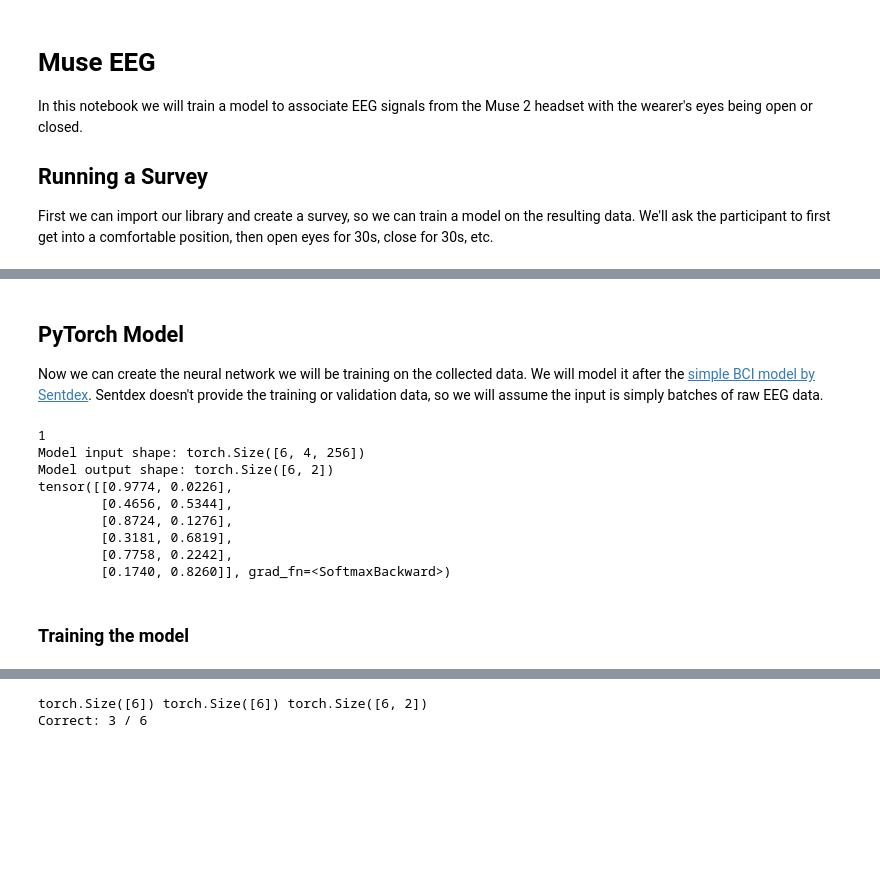
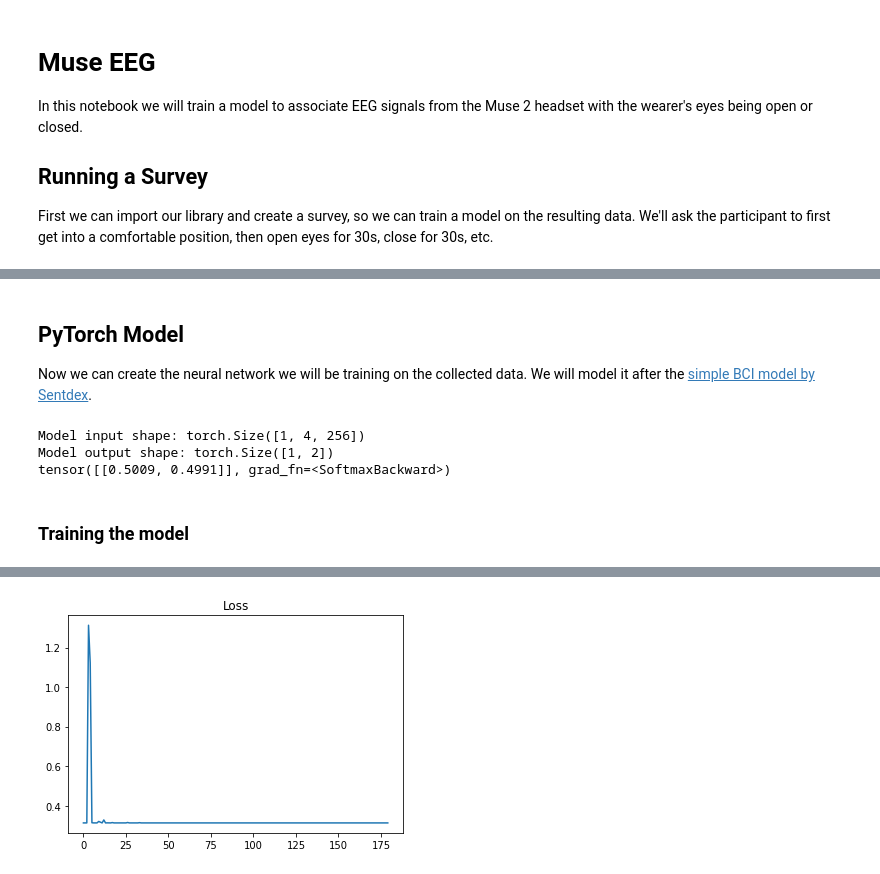
Before and after one commit to jaredloomis/neurothink, a Jupyter notebook: EEG/Muse-EEG-2.ipynb, the cells around one changed output, grey strips where cells are left out. Cells and saved outputs as stored; diff of their text form; code cells hidden in the pictures; blank space fills up the shorter version.

Commit message:
Improve model performance

```diff
--- a/EEG/Muse-EEG-2.ipynb
+++ b/EEG/Muse-EEG-2.ipynb
@@ -207,7 +161,7 @@ Training data shape (features, labels): ((11904, 4), (11904, 2))
 # %% [markdown]
 ## PyTorch Model
 
-Now we can create the neural network we will be training on the collected data. We will model it after the [simple BCI model by Sentdex](https://github.com/Sentdex/NNfSiX). Sentdex doesn't provide the training or validation data, so we will assume the input is simply batches of raw EEG data.
+Now we can create the neural network we will be training on the collected data. We will model it after the [simple BCI model by Sentdex](https://github.com/Sentdex/BCI).
 # %%
 import torch
 import torch.nn as nn
@@ -242,16 +196,17 @@ net = nn.Sequential(
     # XXX: The first number needs to be updated each time the input shapes change. We could instead
     #      Create a class-based Module, and do a single pass through the conv portion of the network
     #      in order to determine the actual size.
-    #      (This technique is shown in https://www.youtube.com/watch?v=1gQR24B3ISE&list=PLQVvvaa0QuDdeMyHEYc0gxFpYwHY2Qfdh&index=7)
-    nn.Linear(3968, 512),
-    #nn.ReLU(),
+    #      (This technique is shown in https://www.youtube.com/watch?v=1gQR24B3ISE&list=PLQVvvaa0QuDdeMyHEYc0gxFpYwHY2Qfdh&index=7).
+    #      For now, we can update this value as needed by commenting out all layers after Flatten(), then running the code
+    #      below and inspecting the output shape. The x[1] value should be the first arg in the following line.
+    nn.Linear(3968, 512), # ~= nn.LazyLinear(512)
+    nn.ReLU(),
 
     # ?
     nn.Linear(512, n_outputs),
     nn.Softmax()
 )
 
-print(len(train_dataloader))
 for i, data in enumerate(train_dataloader, 0):
     features, labels = data
     print("Model input shape:", features.shape)
@@ -260,27 +215,22 @@ for i, data in enumerate(train_dataloader, 0):
     print(out)
     break
 # %% [output]
-1
-Model input shape: torch.Size([6, 4, 256])
-Model output shape: torch.Size([6, 2])
-tensor([[0.9774, 0.0226],
-        [0.4656, 0.5344],
-        [0.8724, 0.1276],
-        [0.3181, 0.6819],
-        [0.7758, 0.2242],
-        [0.1740, 0.8260]], grad_fn=<SoftmaxBackward>)
+Model input shape: torch.Size([1, 4, 256])
+Model output shape: torch.Size([1, 2])
+tensor([[0.5009, 0.4991]], grad_fn=<SoftmaxBackward>)
-# %% [markdown]
-### Training the model
+# %% [markdown]
+### Training the model
 # %%
 from torch.utils.data import DataLoader
 import torch.optim as optim
 
 # Define criterion and optimizer
 criterion = nn.CrossEntropyLoss()
-optimizer = optim.Adam(net.parameters(), lr=0.01)
+optimizer = optim.Adam(net.parameters(), lr=0.001)
 
 # Train for n epochs
-n = 20
+n = 30
+loss_history = []
 net.train()
 for epoch in range(n):
     for i, data in enumerate(train_dataloader, 0):
@@ -288,12 +238,14 @@ for epoch in range(n):
 
         # Zero gradients
         optimizer.zero_grad()
+        #net.zero_grad()
 
         # Forward
         predictions = net(features.float())
 
         # Compute loss
         loss = criterion(predictions, labels.long())
+        loss_history.append(loss.item())
 
         # Backward
         loss.backward()
@@ -301,8 +253,11 @@ for epoch in range(n):
         # Optimize
         optimizer.step()
 
-        # Print loss
-        print(f"loss: {loss.item()}")
+loss_history = np.array(loss_history)
+print("Final Loss:", loss_history[-1])
 
-print('Finished Training')
+%matplotlib inline
+plt.title("Loss")
+plt.plot(loss_history)
+plt.show()
 # %% [output]
@@ -326,17 +265 @@ Finished Training
+[figure, added]
-# %%
-net.eval()
-total = 0
-correct = 0
-with torch.no_grad():
-    for i, data in enumerate(test_dataloader, 0):
-        features, labels = data
-        out = net(features.float())
-        preds = F.log_softmax(out, dim=1).argmax(dim=1)
-        print(labels.size(), preds.size(), out.size())
-        total += labels.size(0)
-        correct += (preds == labels).sum().item()
-
-print("Correct:", correct, "/", total)
-# %% [output]
-torch.Size([6]) torch.Size([6]) torch.Size([6, 2])
-Correct: 3 / 6
```
Also changed, not shown: parts of 5 cells of this notebook, 2 other files.
